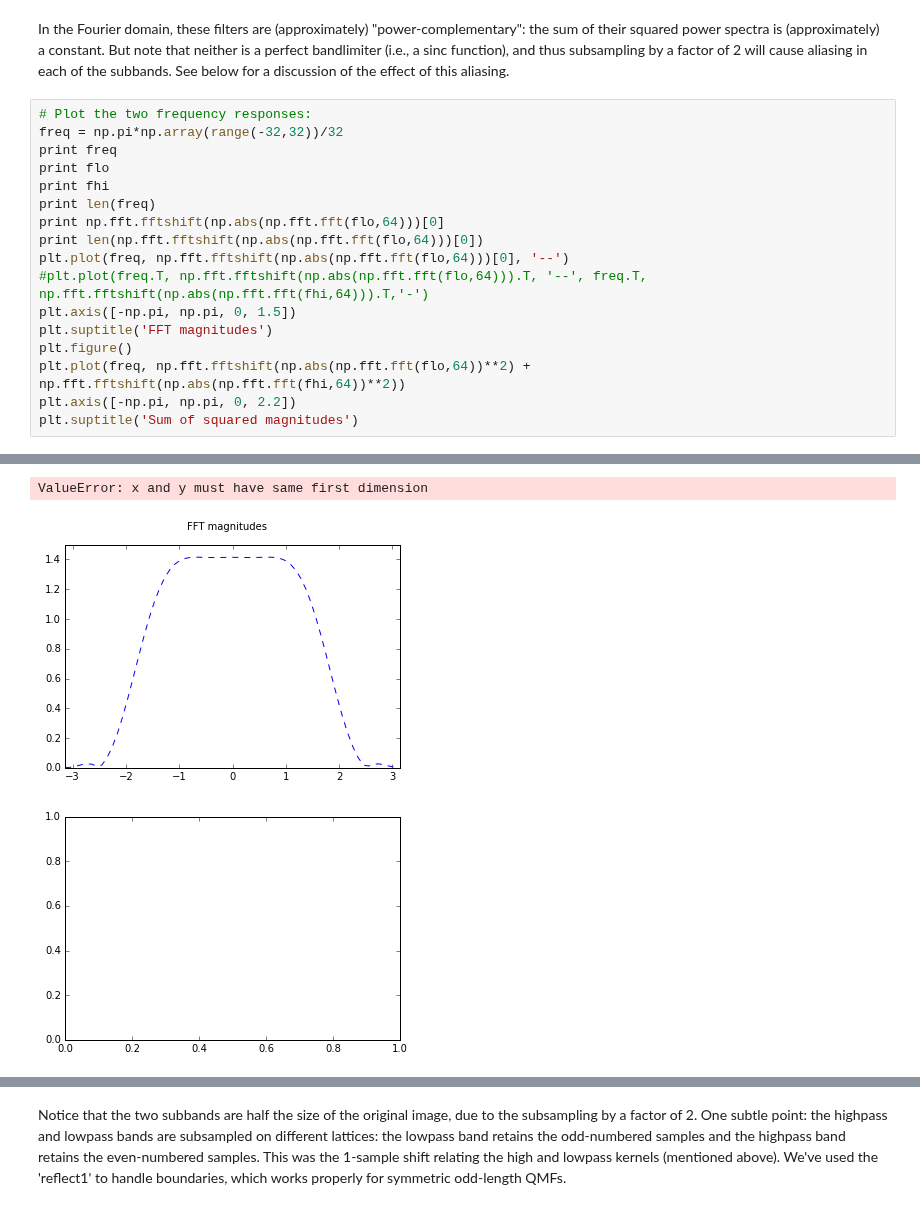
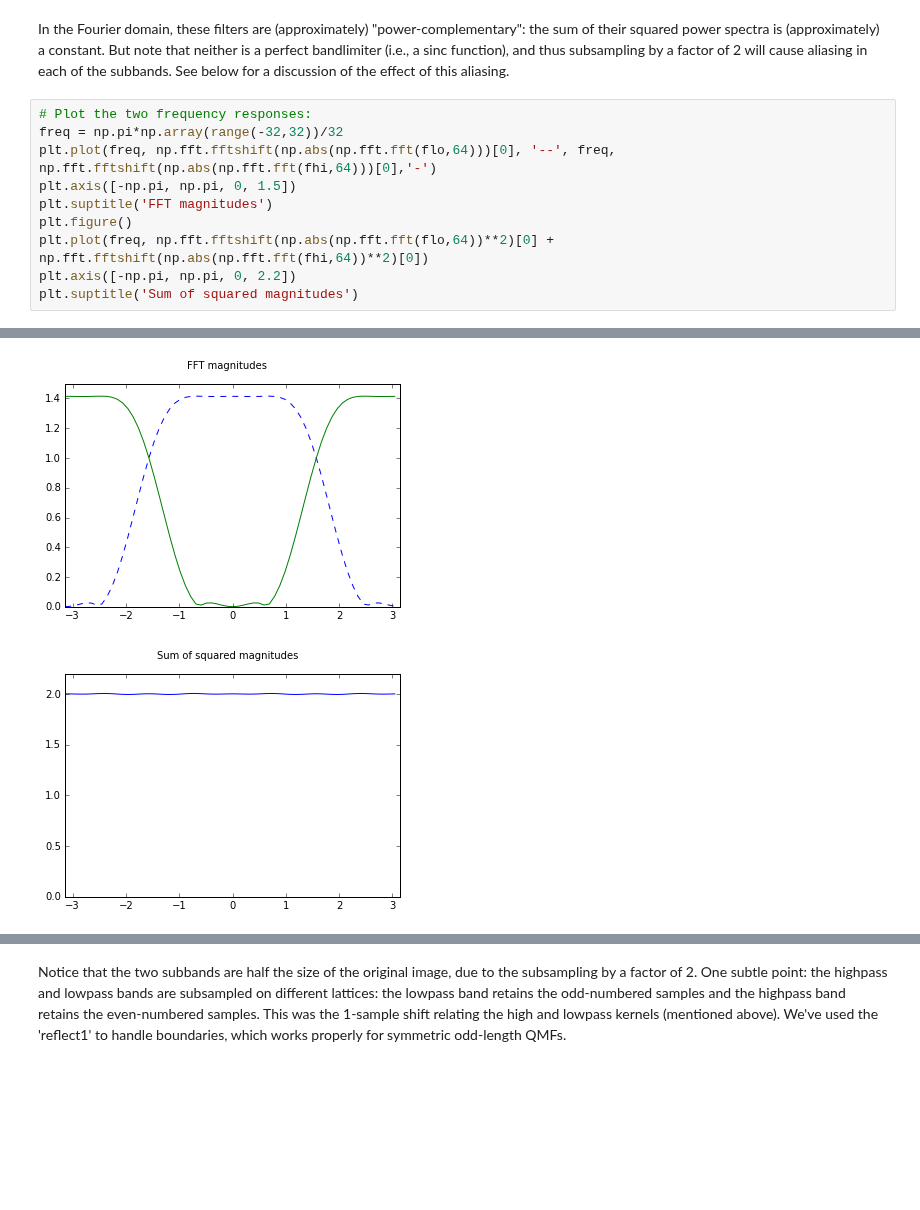
Before and after one commit to LabForComputationalVision/pyrtools, a Jupyter notebook: pyramids.ipynb, the cells around one changed output, grey strips where cells are left out. Cells and saved outputs as stored; diff of their text form; blank space fills up the shorter version.

```diff
--- a/pyramids.ipynb
+++ b/pyramids.ipynb
@@ -459,18 +451,11 @@ for a discussion of the effect of this aliasing.
 # %%
 # Plot the two frequency responses:
 freq = np.pi*np.array(range(-32,32))/32
-print freq
-print flo
-print fhi
-print len(freq)
-print np.fft.fftshift(np.abs(np.fft.fft(flo,64)))[0]
-print len(np.fft.fftshift(np.abs(np.fft.fft(flo,64)))[0])
-plt.plot(freq, np.fft.fftshift(np.abs(np.fft.fft(flo,64)))[0], '--')
-#plt.plot(freq.T, np.fft.fftshift(np.abs(np.fft.fft(flo,64))).T, '--', freq.T, np.fft.fftshift(np.abs(np.fft.fft(fhi,64))).T,'-')
+plt.plot(freq, np.fft.fftshift(np.abs(np.fft.fft(flo,64)))[0], '--', freq, np.fft.fftshift(np.abs(np.fft.fft(fhi,64)))[0],'-')
 plt.axis([-np.pi, np.pi, 0, 1.5])
 plt.suptitle('FFT magnitudes')
 plt.figure()
-plt.plot(freq, np.fft.fftshift(np.abs(np.fft.fft(flo,64))**2) + np.fft.fftshift(np.abs(np.fft.fft(fhi,64))**2))
+plt.plot(freq, np.fft.fftshift(np.abs(np.fft.fft(flo,64))**2)[0] + np.fft.fftshift(np.abs(np.fft.fft(fhi,64))**2)[0])
 plt.axis([-np.pi, np.pi, 0, 2.2])
 plt.suptitle('Sum of squared magnitudes')
 # %% [output]
@@ -494,5 +463,4 @@ plt.suptitle('Sum of squared magnitudes')
-ValueError: x and y must have same first dimension
-[figure, old version]
+[figure, new version]
-[figure, old version]
+[figure, new version]
 # %%
 # We can split an input signal into two bands as follows:
```
Also changed, not shown: parts of 46 cells of this notebook, 3 other files.
